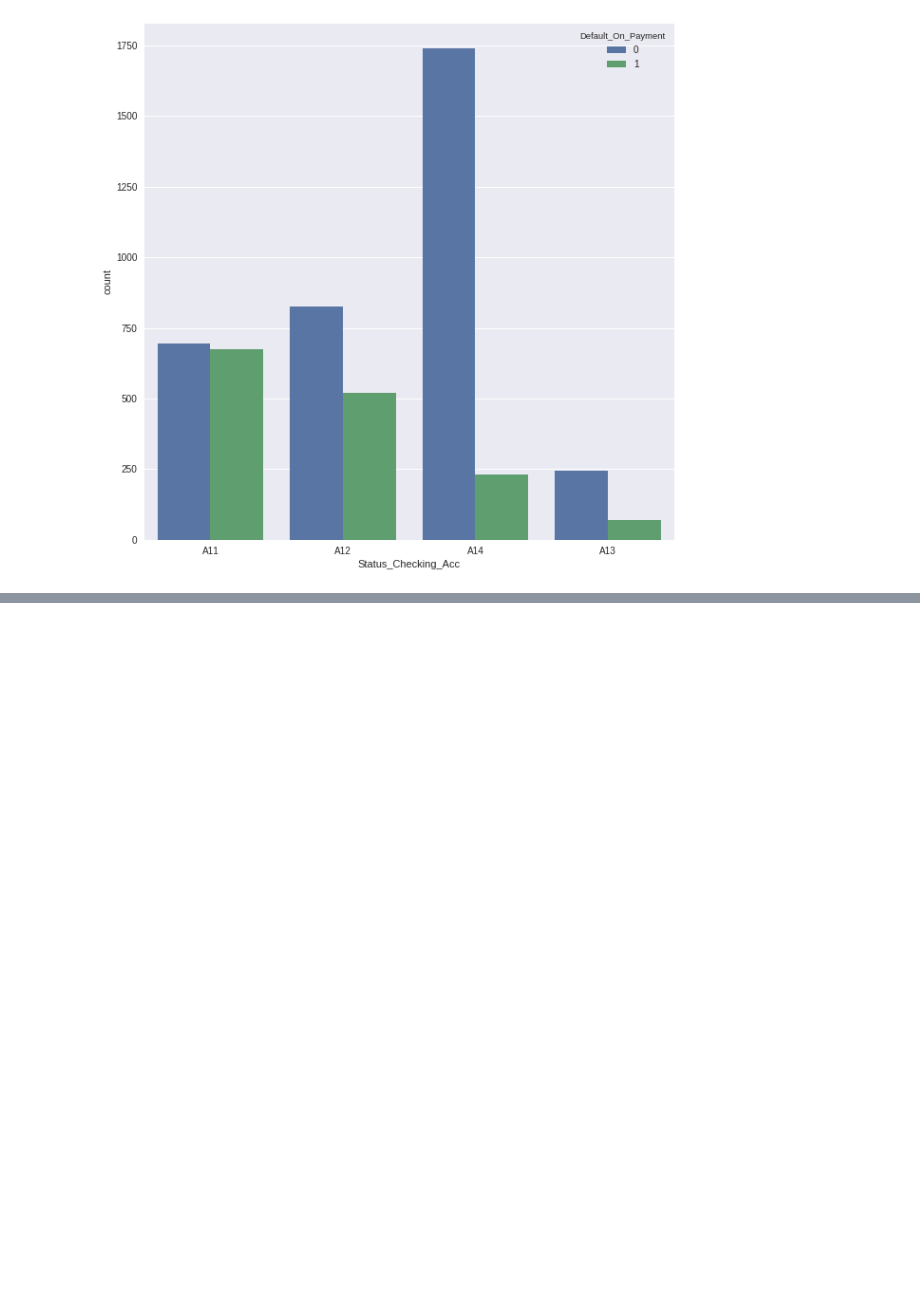
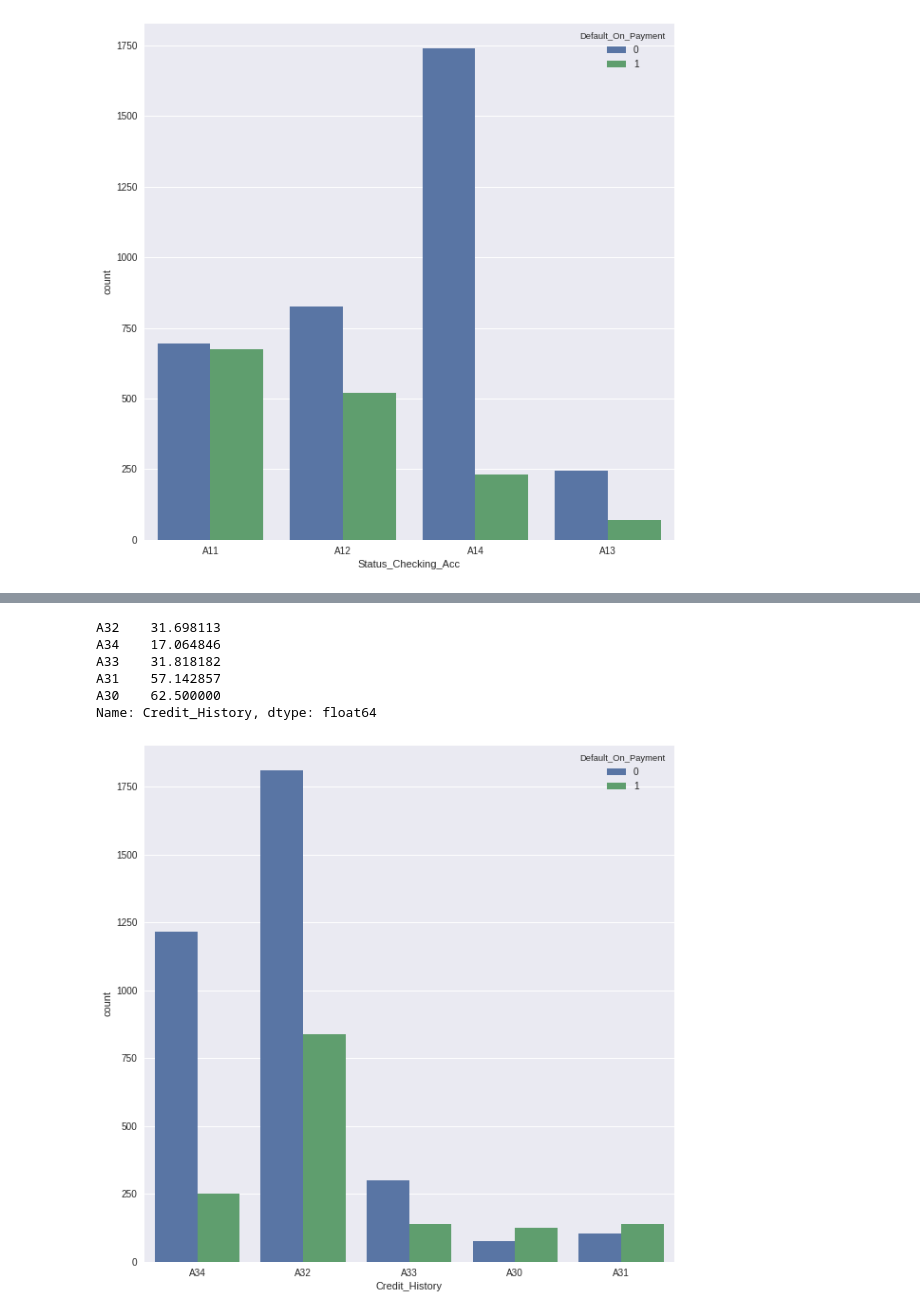
Before and after one commit to dwivediagam/Defaulter, a Jupyter notebook: index.ipynb, the cells around one changed output, grey strips where cells are left out. Cells and saved outputs as stored; diff of their text form; code cells hidden in the pictures; blank space fills up the shorter version.

```diff
--- a/index.ipynb
+++ b/index.ipynb
@@ -129,0 +118,17 @@ Name: Status_Checking_Acc, dtype: float64
+# %%
+#Default Rate based on Credit History
+
+fig, ax = plt.subplots(figsize=(10,10))
+sns.countplot(x=df['Credit_History'], hue=df['Default_On_Payment'], data=df,ax=ax)
+plt.savefig(my_path+'/plots/Credit History Default Rate.png')
+k = df[df['Default_On_Payment']==1]['Credit_History'].value_counts()
+k_not = df[df['Default_On_Payment']==0]['Credit_History'].value_counts()
+print(k/(k+k_not)*100)
+# %% [output]
+A32    31.698113
+A34    17.064846
+A33    31.818182
+A31    57.142857
+A30    62.500000
+Name: Credit_History, dtype: float64
+[figure, added]
```
Also changed, not shown: parts of 31 cells of this notebook, 22 other files.
